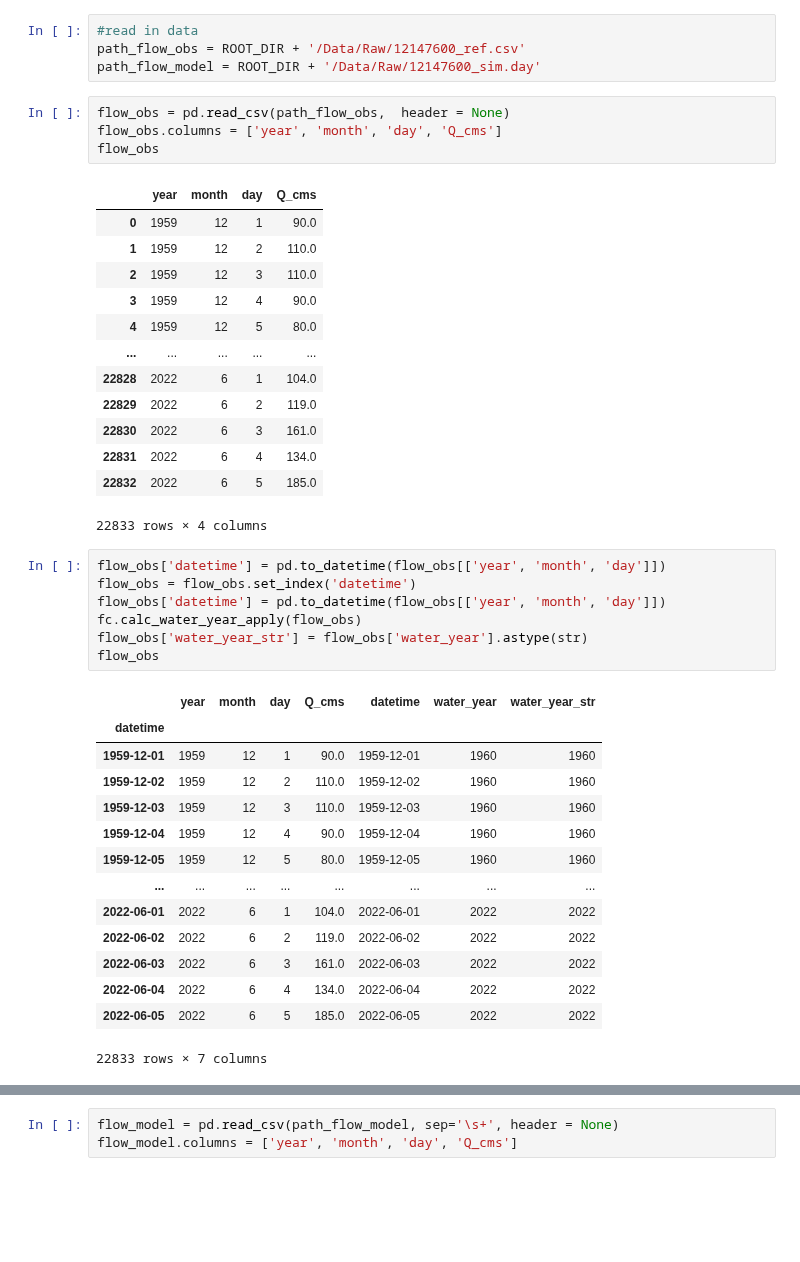
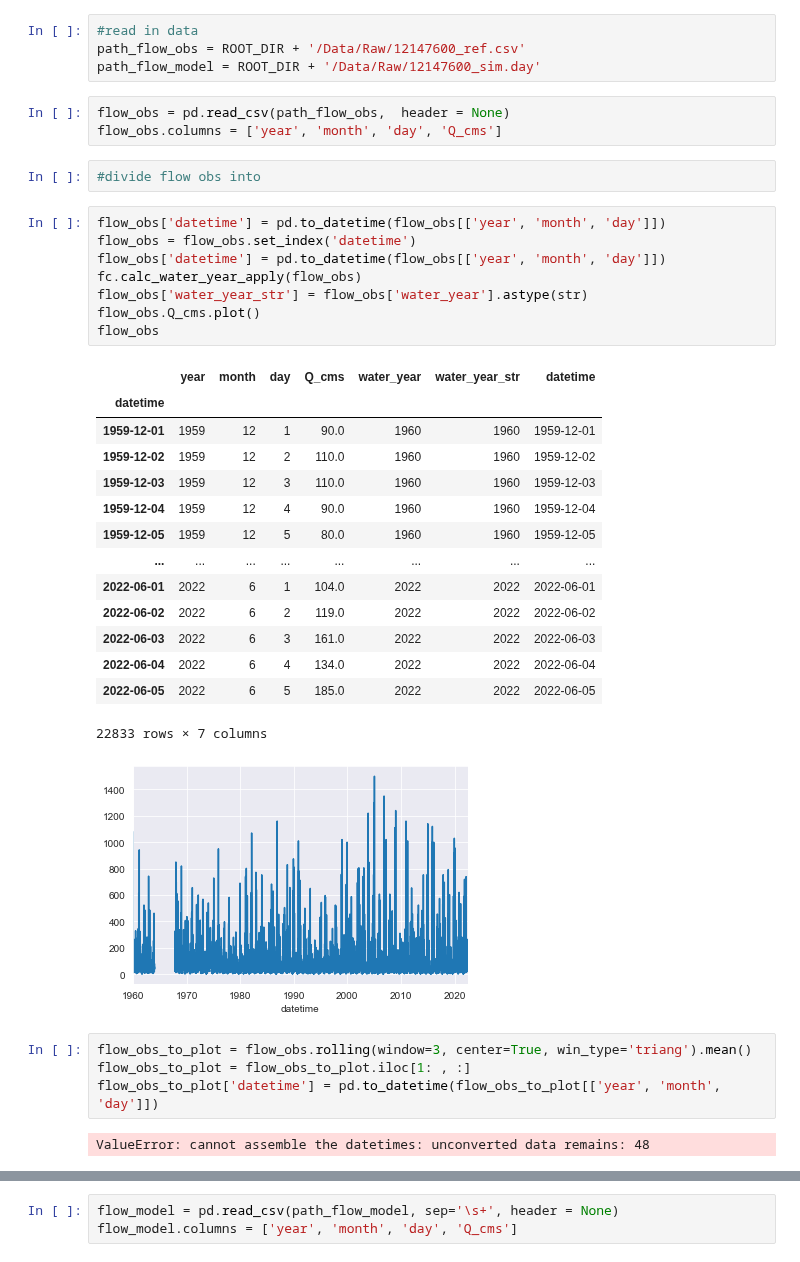
Before and after one commit to NCristea/Snow_SCL, a Jupyter notebook: streamflow_analysis.ipynb, the cells around one changed output, grey strips where cells are left out. Drawn from its saved outputs; the diff is of its cells as text; blank space fills up the shorter version.

```diff
--- a/streamflow_analysis.ipynb
+++ b/streamflow_analysis.ipynb
@@ -19,40 +19,35 @@ path_flow_model = ROOT_DIR + '/Data/Raw/12147600_sim.day'
 # %%
 flow_obs = pd.read_csv(path_flow_obs,  header = None)
 flow_obs.columns = ['year', 'month', 'day', 'Q_cms']
-flow_obs
-# %% [output]
-|  | year | month | day | Q_cms |
-| 0 | 1959 | 12 | 1 | 90.0 |
-| 1 | 1959 | 12 | 2 | 110.0 |
-| 2 | 1959 | 12 | 3 | 110.0 |
-| 3 | 1959 | 12 | 4 | 90.0 |
-| 4 | 1959 | 12 | 5 | 80.0 |
-| ... | ... | ... | ... | ... |
-| 22828 | 2022 | 6 | 1 | 104.0 |
-| 22829 | 2022 | 6 | 2 | 119.0 |
-| 22830 | 2022 | 6 | 3 | 161.0 |
-| 22831 | 2022 | 6 | 4 | 134.0 |
-| 22832 | 2022 | 6 | 5 | 185.0 |
-22833 rows × 4 columns
+# %%
+#divide flow obs into
 # %%
 flow_obs['datetime'] = pd.to_datetime(flow_obs[['year', 'month', 'day']])
 flow_obs = flow_obs.set_index('datetime')
 flow_obs['datetime'] = pd.to_datetime(flow_obs[['year', 'month', 'day']])
 fc.calc_water_year_apply(flow_obs)
 flow_obs['water_year_str'] = flow_obs['water_year'].astype(str)
+flow_obs.Q_cms.plot()
 flow_obs
 # %% [output]
-|  | year | month | day | Q_cms | datetime | water_year | water_year_str |
+|  | year | month | day | Q_cms | water_year | water_year_str | datetime |
 | datetime |  |  |  |  |  |  |  |
-| 1959-12-01 | 1959 | 12 | 1 | 90.0 | 1959-12-01 | 1960 | 1960 |
-| 1959-12-02 | 1959 | 12 | 2 | 110.0 | 1959-12-02 | 1960 | 1960 |
-| 1959-12-03 | 1959 | 12 | 3 | 110.0 | 1959-12-03 | 1960 | 1960 |
-| 1959-12-04 | 1959 | 12 | 4 | 90.0 | 1959-12-04 | 1960 | 1960 |
-| 1959-12-05 | 1959 | 12 | 5 | 80.0 | 1959-12-05 | 1960 | 1960 |
+| 1959-12-01 | 1959 | 12 | 1 | 90.0 | 1960 | 1960 | 1959-12-01 |
+| 1959-12-02 | 1959 | 12 | 2 | 110.0 | 1960 | 1960 | 1959-12-02 |
+| 1959-12-03 | 1959 | 12 | 3 | 110.0 | 1960 | 1960 | 1959-12-03 |
+| 1959-12-04 | 1959 | 12 | 4 | 90.0 | 1960 | 1960 | 1959-12-04 |
+| 1959-12-05 | 1959 | 12 | 5 | 80.0 | 1960 | 1960 | 1959-12-05 |
 | ... | ... | ... | ... | ... | ... | ... | ... |
-| 2022-06-01 | 2022 | 6 | 1 | 104.0 | 2022-06-01 | 2022 | 2022 |
-| 2022-06-02 | 2022 | 6 | 2 | 119.0 | 2022-06-02 | 2022 | 2022 |
-| 2022-06-03 | 2022 | 6 | 3 | 161.0 | 2022-06-03 | 2022 | 2022 |
-| 2022-06-04 | 2022 | 6 | 4 | 134.0 | 2022-06-04 | 2022 | 2022 |
-| 2022-06-05 | 2022 | 6 | 5 | 185.0 | 2022-06-05 | 2022 | 2022 |
+| 2022-06-01 | 2022 | 6 | 1 | 104.0 | 2022 | 2022 | 2022-06-01 |
+| 2022-06-02 | 2022 | 6 | 2 | 119.0 | 2022 | 2022 | 2022-06-02 |
+| 2022-06-03 | 2022 | 6 | 3 | 161.0 | 2022 | 2022 | 2022-06-03 |
+| 2022-06-04 | 2022 | 6 | 4 | 134.0 | 2022 | 2022 | 2022-06-04 |
+| 2022-06-05 | 2022 | 6 | 5 | 185.0 | 2022 | 2022 | 2022-06-05 |
 22833 rows × 7 columns
+[figure, added]
+# %%
+flow_obs_to_plot = flow_obs.rolling(window=3, center=True, win_type='triang').mean()
+flow_obs_to_plot = flow_obs_to_plot.iloc[1: , :]
+flow_obs_to_plot['datetime'] = pd.to_datetime(flow_obs_to_plot[['year', 'month', 'day']])
+# %% [output]
+ValueError: cannot assemble the datetimes: unconverted data remains: 48
```
Also changed, not shown: parts of 12 cells of this notebook, 10 other files.
